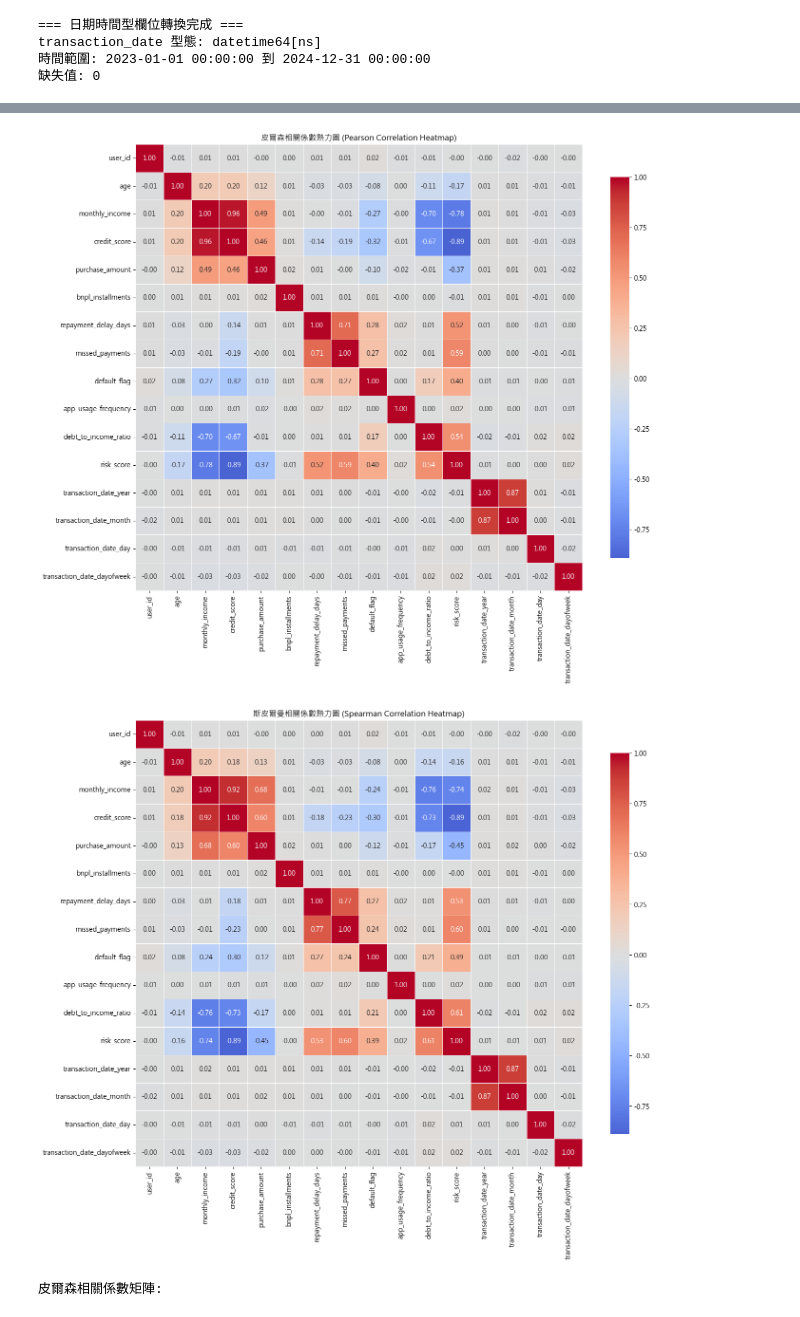
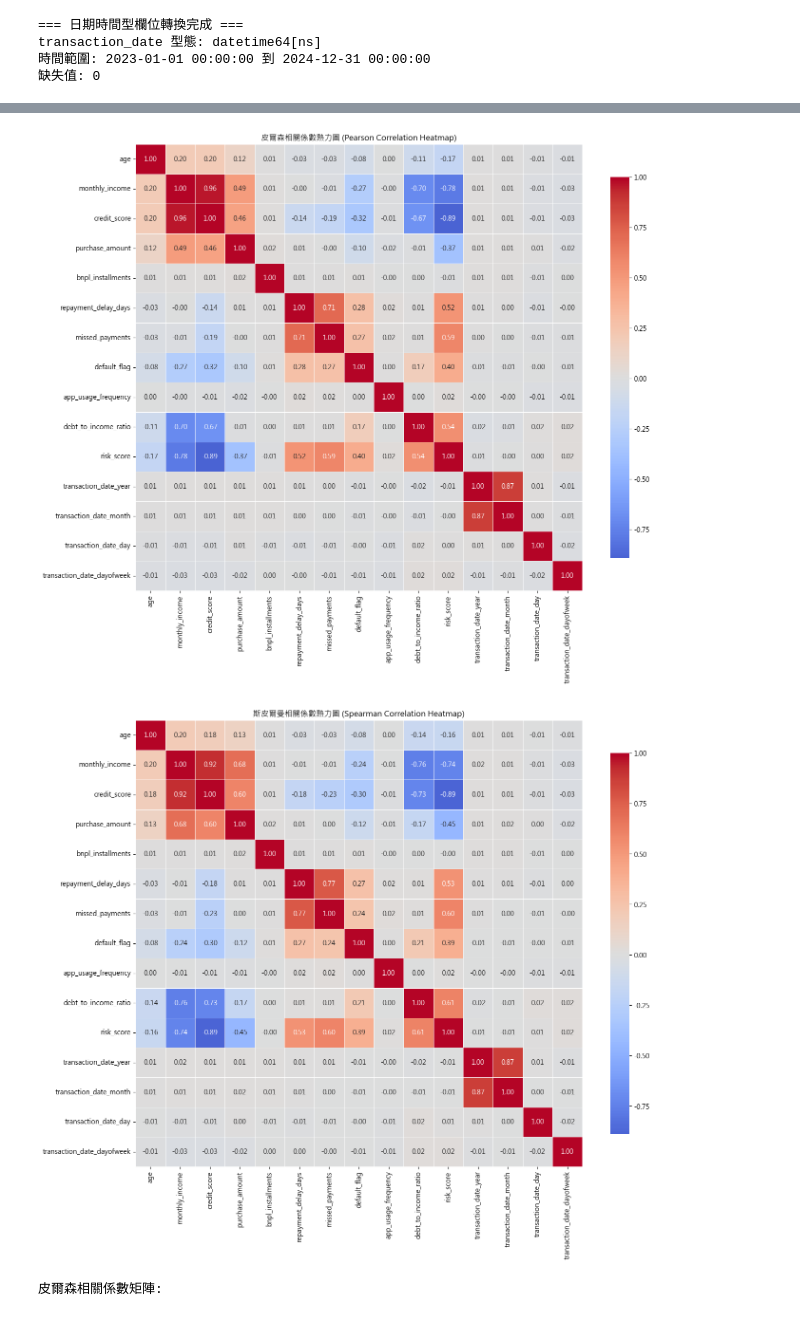
Before and after one commit to BobbleUnderBox/DataMiningG1FinalProject, a Jupyter notebook: notebooks/01_data_preprocessing.ipynb, the cells around one changed output, grey strips where cells are left out. Cells and saved outputs as stored; diff of their text form; code cells hidden in the pictures.

```diff
--- a/notebooks/01_data_preprocessing.ipynb
+++ b/notebooks/01_data_preprocessing.ipynb
@@ -217,7 +239,7 @@ for col in data_types['Categorical']:
         df[col].value_counts().plot(kind='bar', color='steelblue', edgecolor='black')
         plt.title(f"{col} 的長條圖")
         plt.xlabel(col)
-        plt.ylabel('頻次')
+        plt.ylabel('數量')
         plt.grid(axis='y', alpha=0.3)
         plt.xticks(rotation=45, ha='right')
         plt.tight_layout()
@@ -265,7 +287,7 @@ for col in data_types['Ordinal']:
         df[col].hist(bins=30, color='steelblue', edgecolor='black')
         plt.title(f"{col}  Histogram")
         plt.xlabel(col)
-        plt.ylabel('頻次')
+        plt.ylabel('數量')
         plt.grid(axis='y', alpha=0.3)
         plt.tight_layout()
         plt.show()
@@ -300,7 +322,7 @@ for col in data_types['Ratio']:
             df[col].value_counts().sort_index().plot(kind='bar', color='steelblue', edgecolor='black')
             plt.title(f"{col} bar chart")
             plt.xlabel(col)
-            plt.ylabel('次數')
+            plt.ylabel('數量')
             plt.grid(axis='y', alpha=0.3)
             plt.xticks(rotation=0)
             plt.tight_layout()
@@ -311,7 +333,7 @@ for col in data_types['Ratio']:
             df[col].hist(bins=30, color='steelblue', edgecolor='black')
             plt.title(f"{col} histogram")
             plt.xlabel(col)
-            plt.ylabel('次數')
+            plt.ylabel('數量')
             plt.grid(axis='y', alpha=0.3)
             plt.tight_layout()
             plt.show()
@@ -400,30 +422,30 @@ for col in data_types['Interval']:
         # Year
         df[f'{col}_year'].value_counts().sort_index().plot(kind='bar', ax=axes[0, 0], color='steelblue', edgecolor='black')
         axes[0, 0].set_title(f'{col}_year 分佈')
-        axes[0, 0].set_ylabel('頻次')
+        axes[0, 0].set_ylabel('數量')
 
         # Month
         df[f'{col}_month'].value_counts().sort_index().plot(kind='bar', ax=axes[0, 1], color='steelblue', edgecolor='black')
         axes[0, 1].set_title(f'{col}_month 分佈')
-        axes[0, 1].set_ylabel('頻次')
+        axes[0, 1].set_ylabel('數量')
 
         # Day
         df[f'{col}_day'].value_counts().sort_index().plot(kind='bar', ax=axes[0, 2], color='steelblue', edgecolor='black')
         axes[0, 2].set_title(f'{col}_day 分佈')
-        axes[0, 2].set_ylabel('頻次')
+        axes[0, 2].set_ylabel('數量')
 
         # Day of Week
         day_names = ['Monday', 'Tuesday', 'Wednesday', 'Thursday', 'Friday', 'Saturday', 'Sunday']
         df[f'{col}_dayofweek'].value_counts().sort_index().plot(kind='bar', ax=axes[1, 0], color='steelblue', edgecolor='black')
         axes[1, 0].set_title(f'{col}_dayofweek 分佈')
-        axes[1, 0].set_ylabel('頻次')
+        axes[1, 0].set_ylabel('數量')
         axes[1, 0].set_xticklabels(day_names, rotation=45)
 
         # Is Weekend
         df[f'{col}_is_weekend'].value_counts().sort_index().plot(kind='bar', ax=axes[1, 1], color='steelblue', edgecolor='black')
         axes[1, 1].set_title(f'{col}_is_weekend 分佈')
         axes[1, 1].set_xticklabels(['Weekday', 'Weekend'], rotation=0)
-        axes[1, 1].set_ylabel('頻次')
+        axes[1, 1].set_ylabel('數量')
 
         # 隱藏最後一個子圖
         axes[1, 2].axis('off')
@@ -489,6 +511,11 @@ for col in interval_cols:
 
 # 選擇所有可用的欄位進行相關係數分析
 all_cols = df_encoded.select_dtypes(include=['int64', 'float64']).columns.tolist()
+
+# 排除不適合相關係數分析的欄位，如 user_id
+exclude_cols = ['user_id']
+all_cols = [col for col in all_cols if col not in exclude_cols]
+
 print(f"\n分析的欄位: {all_cols}")
 
 if all_cols:
@@ -533,3 +560,3 @@ transaction_date (原始 datetime 列) 已移除，使用提取的時間特徵
-[figure, old version]
+[figure, new version]
-[figure, old version]
+[figure, new version]
 皮爾森相關係數矩陣:
```
Also changed, not shown: parts of 4 cells of this notebook, 1 other file.
